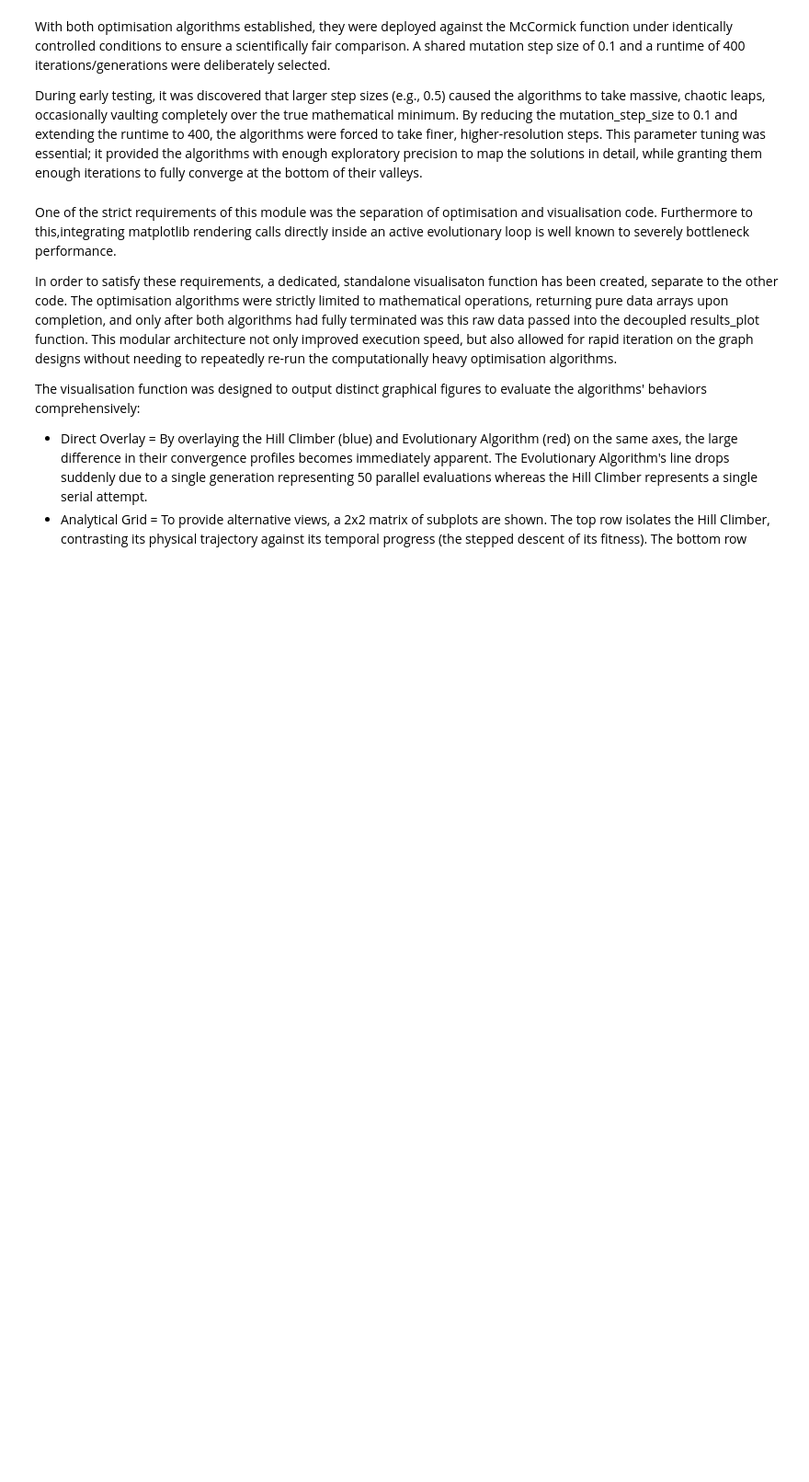
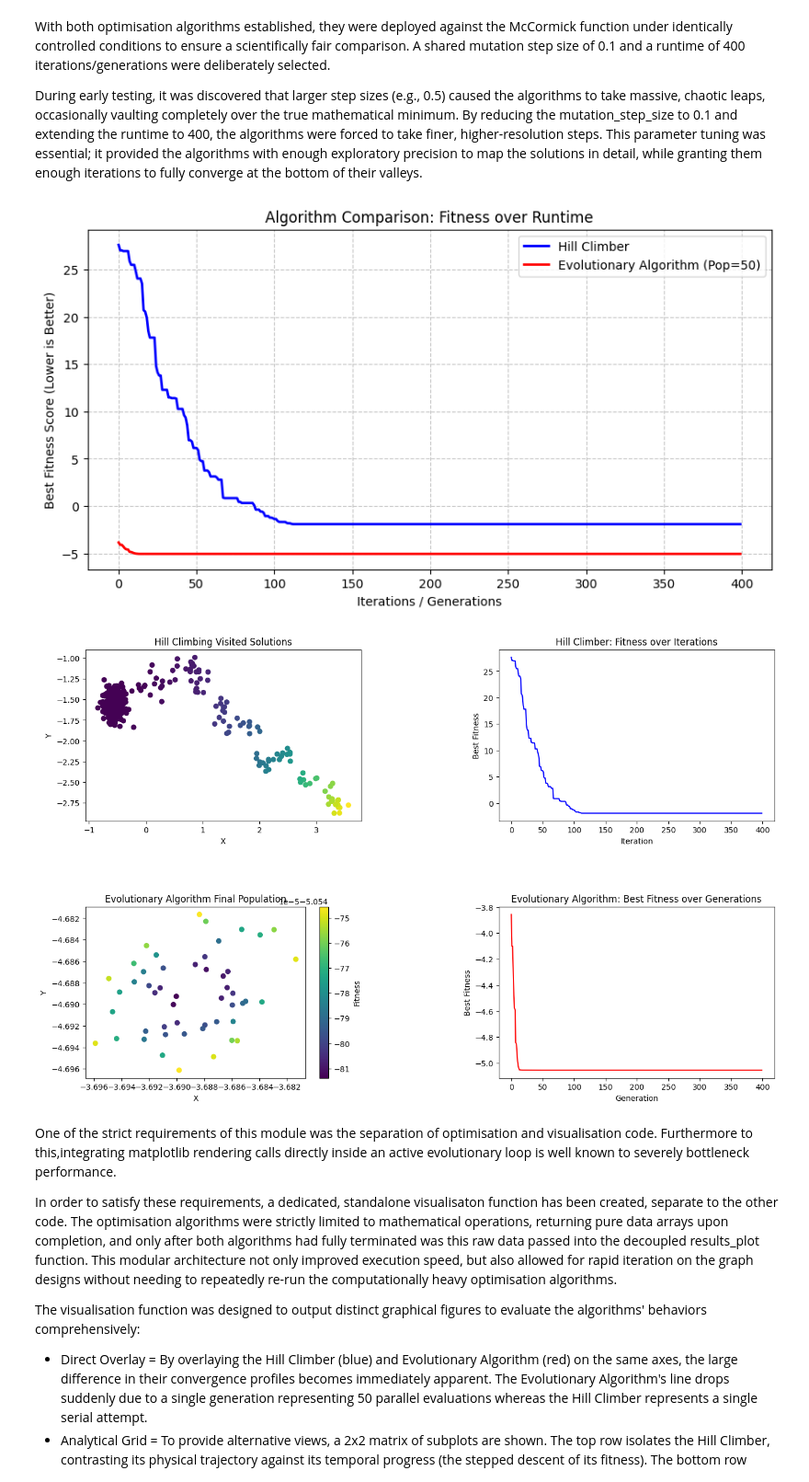
Before and after one commit to BenD2006/comp2002, a Jupyter notebook: COMP2002.ipynb, the cells around one changed output. Shown at 92% size. Saved outputs shown, nothing was run; the diff lists cells and outputs as text; code cells hidden in the pictures; blank space fills up the shorter version.

```diff
--- a/COMP2002.ipynb
+++ b/COMP2002.ipynb
@@ -563,7 +568,8 @@ With both optimisation algorithms established, they were deployed against the Mc
 During early testing, it was discovered that larger step sizes (e.g., 0.5) caused the algorithms to take massive, chaotic leaps, occasionally vaulting completely over the true mathematical minimum. By reducing the mutation_step_size to 0.1 and extending the runtime to 400, the algorithms were forced to take finer, higher-resolution steps. This parameter tuning was essential; it provided the algorithms with enough exploratory precision to map the solutions in detail, while granting them enough iterations to fully converge at the bottom of their valleys.
 # %%
 def results_plot(h_fitness_history, h_all_solutions, e_fitness_history, e_final, e_final_fitness):
-    # Direct Overlay Plot: Comparing the descent profiles
+
+    # Plot 1: Directly comparing the descent of both algorithms over their runtimes.
     plt.figure(figsize=(10, 5))
     plt.plot(h_fitness_history, label='Hill Climber', color='blue', linewidth=2)
     plt.plot(e_fitness_history, label='Evolutionary Algorithm (Pop=50)', color='red', linewidth=2)
@@ -573,34 +579,43 @@ def results_plot(h_fitness_history, h_all_solutions, e_fitness_history, e_final,
     plt.legend()
     plt.grid(True, linestyle='--', alpha=0.7)
     plt.show()
 
-    fig, axis = plt.subplots(2, 2, figsize=(16, 5))
+    # Plot 2: Analytical 2x2 Grid Plot
+    fig, axis = plt.subplots(2, 2, figsize=(16, 10))
     plt.subplots_adjust(hspace=0.5, wspace=0.5)
 
+    # Top - Left: Visualising the physical trajectory of the Hill Climber
     scatter1 = axis[0,0].scatter(h_all_solutions[:, 0], h_all_solutions[:, 1], c=h_all_solutions[:, 2], cmap='viridis')
     axis[0, 0].set_title('Hill Climbing Visited Solutions')
     axis[0, 0].set_xlabel('X')
     axis[0, 0].set_ylabel('Y')
 
+    # Top - Right: Temporal progress of the Hill Climber
     axis[0, 1].plot(h_fitness_history, color='blue')
     axis[0, 1].set_title('Hill Climber: Fitness over Iterations')
     axis[0, 1].set_xlabel('Iteration')
     axis[0, 1].set_ylabel('Best Fitness')
 
+    # Bottom - Left: Final Population Distribution of the Evolutionary Algorithm
     scatter2 = axis[1, 0].scatter(e_final[:, 0], e_final[:, 1], c=e_final_fitness, cmap='viridis')
     fig.colorbar(scatter2, ax=axis[1, 0], label='Fitness')
     axis[1, 0].set_title('Evolutionary Algorithm Final Population')
     axis[1, 0].set_xlabel('X')
     axis[1, 0].set_ylabel('Y')
 
+    # Bottom - Right: Temporal progress of the Evolutionary Algorithm
     axis[1, 1].plot(e_fitness_history, color='red')
     axis[1, 1].set_title('Evolutionary Algorithm: Best Fitness over Generations')
     axis[1, 1].set_xlabel('Generation')
     axis[1, 1].set_ylabel('Best Fitness')
 
     plt.show()
 
+# Execute the standalone plotting function using the data gathered from the optimisation algorithms
 results_plot(h_fitness_history, h_all_solutions, e_fitness_history, e_final, e_final_fitness)
+# %% [output]
+[figure, added]
+[figure, added]
 # %% [markdown]
 One of the strict requirements of this module was the separation of optimisation and visualisation code. Furthermore to this,integrating matplotlib rendering calls directly inside an active evolutionary loop is well known to severely bottleneck  performance.
 
```
Also changed, not shown: parts of 3 cells of this notebook.
